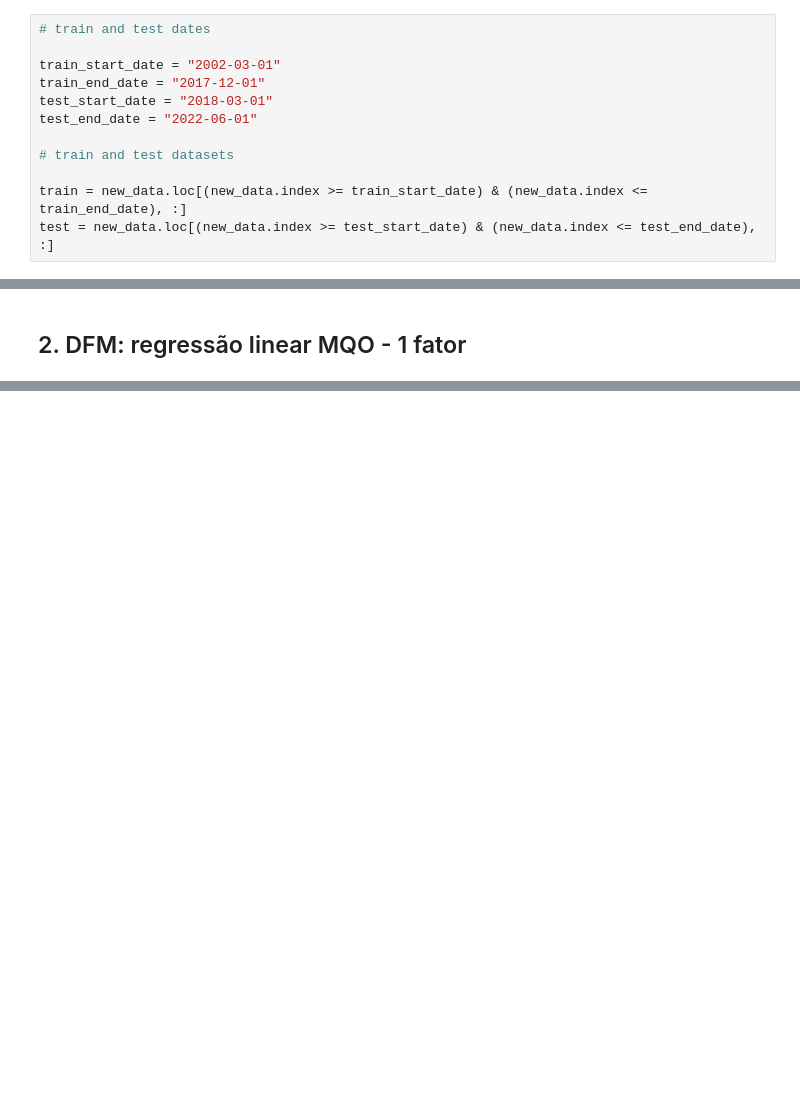
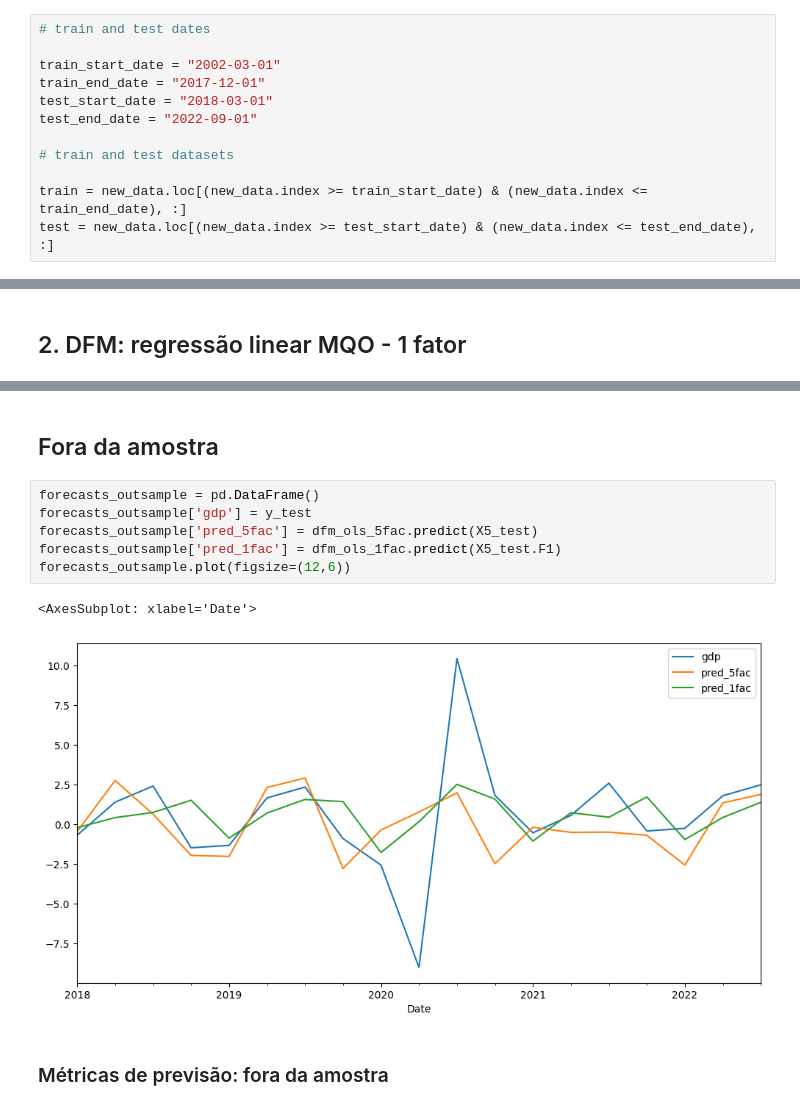
Before and after one commit to Allisterh/nowcasting_gdpbr, a Jupyter notebook: methodologies/dfm_model/dfm_ols.ipynb, the cells around one changed output, grey strips where cells are left out. Cells and saved outputs as stored; diff of their text form; blank space fills up the shorter version.

```diff
--- a/methodologies/dfm_model/dfm_ols.ipynb
+++ b/methodologies/dfm_model/dfm_ols.ipynb
@@ -115,7 +119,7 @@ new_data_5fac
 train_start_date = "2002-03-01"
 train_end_date = "2017-12-01"
 test_start_date = "2018-03-01"
-test_end_date = "2022-06-01"
+test_end_date = "2022-09-01"
 
 # train and test datasets
 
@@ -390,0 +261,13 @@ print(rmse_outsample_1fac, mae_outsample_1fac, sep = '\n\n')
+# %% [markdown]
+## Fora da amostra
+# %%
+forecasts_outsample = pd.DataFrame()
+forecasts_outsample['gdp'] = y_test
+forecasts_outsample['pred_5fac'] = dfm_ols_5fac.predict(X5_test)
+forecasts_outsample['pred_1fac'] = dfm_ols_1fac.predict(X5_test.F1)
+forecasts_outsample.plot(figsize=(12,6))
+# %% [output]
+<AxesSubplot: xlabel='Date'>
+[figure, added]
+# %% [markdown]
+### Métricas de previsão: fora da amostra
```
Also changed, not shown: parts of 44 cells of this notebook, 2 other files.
